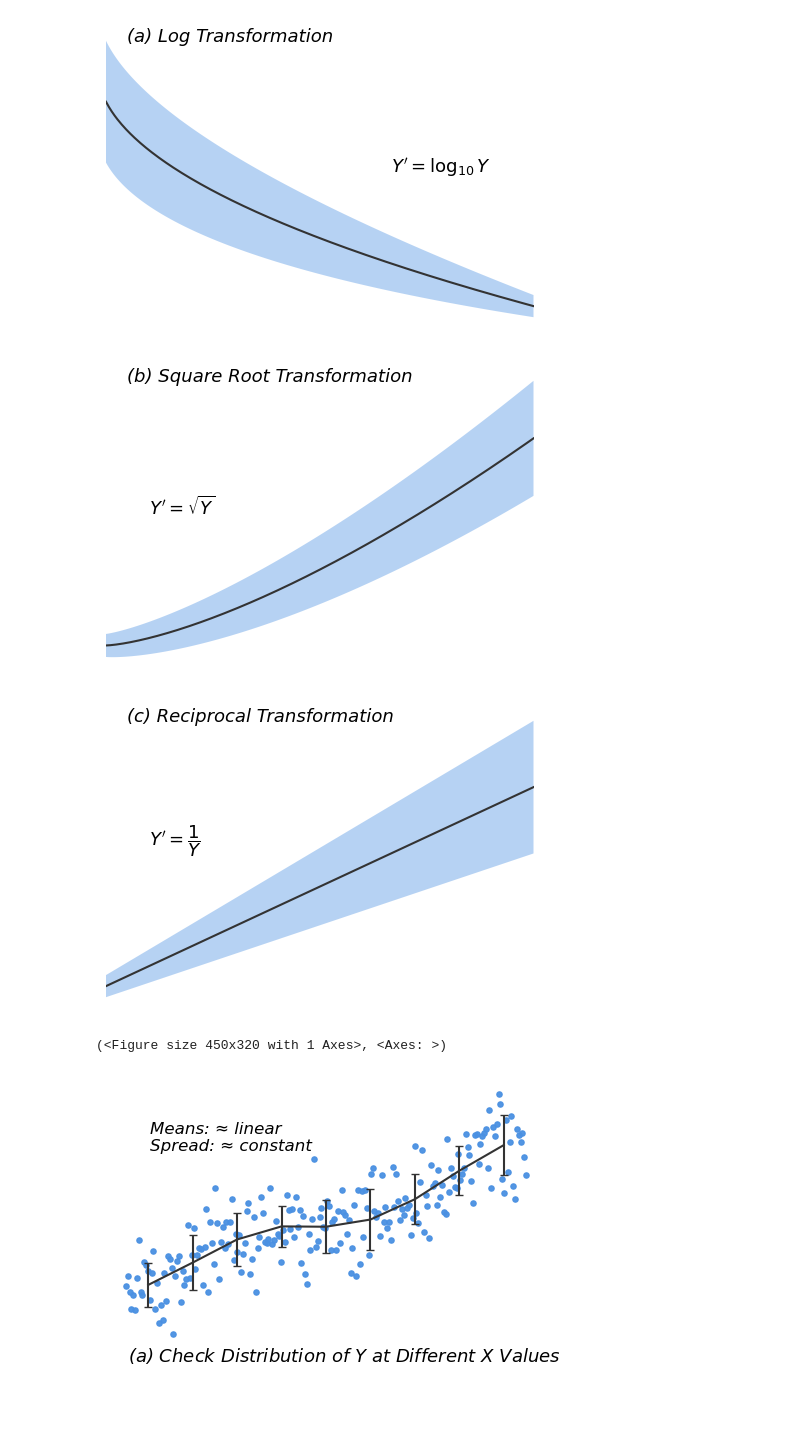
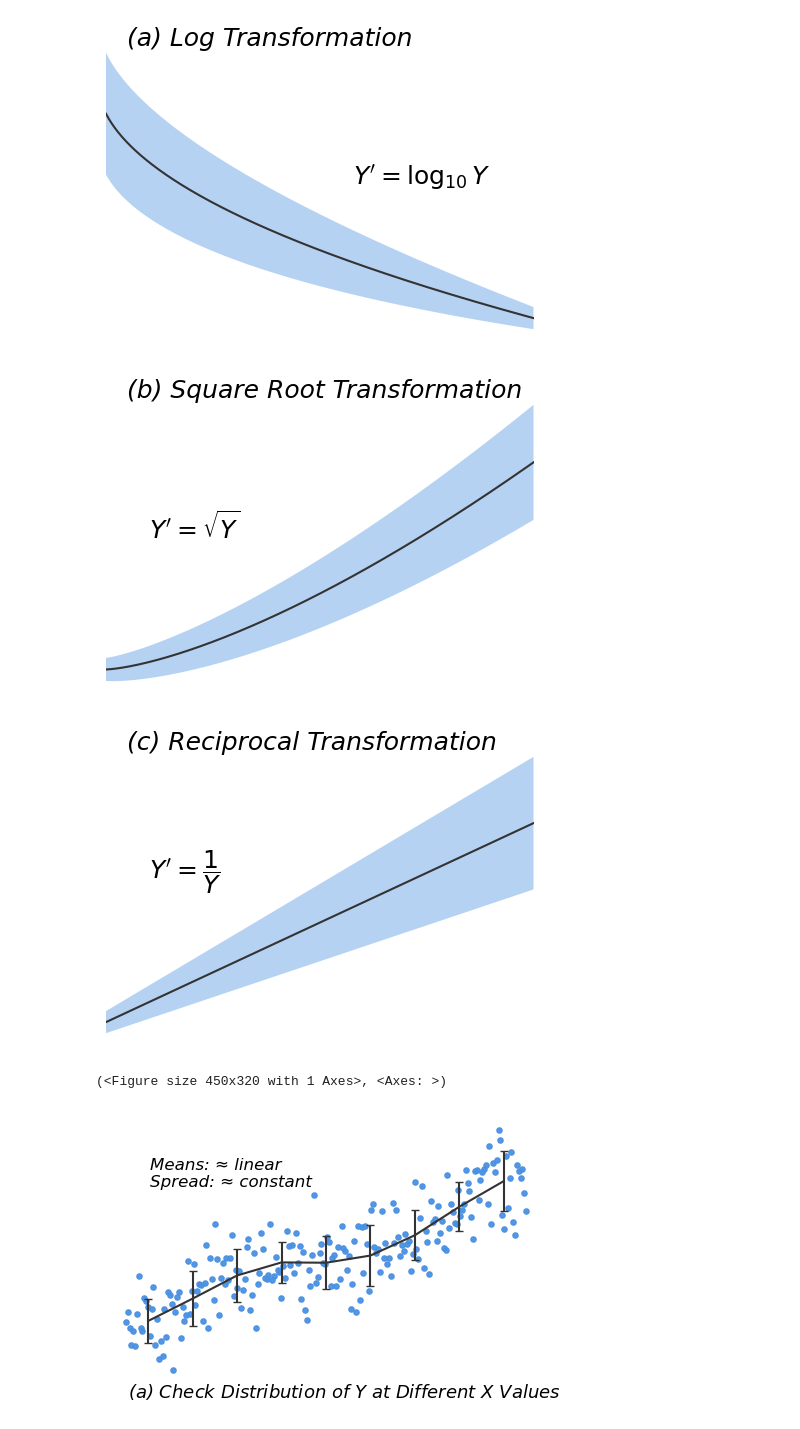
Before and after one commit to kdhenderson/stats-notes-for-ds, a Jupyter notebook: notebooks/foundation-chapter10_figs.ipynb, the cells around one changed output. Saved outputs shown, nothing was run; the diff lists cells and outputs as text; code cells hidden in the pictures.

```diff
--- a/notebooks/foundation-chapter10_figs.ipynb
+++ b/notebooks/foundation-chapter10_figs.ipynb
@@ -49,7 +49,7 @@ def draw_pattern(
     # --- Figure & Axes --------------------------------------------------------
     # Use a compact canvas. We keep add_axes to preserve the original margins.
     fig = plt.figure(figsize=(4.5, 3.2))
-    ax = fig.add_axes([0.025, 0.025, 0.95, 0.95])  # [left, bottom, width, height]
+    ax = fig.add_axes([0.025, 0.005, 0.95, 0.95])  # [left, bottom, width, height]
 
     # --- Prepare band edges ---------------------------------------------------
     w = np.asarray(width)  # allow scalar or array
@@ -81,17 +81,17 @@ def draw_pattern(
         # Right edge, vertically centered
         ax.text(
             0.9, 0.5, transform_label, transform=ax.transAxes,
-            va="bottom", ha="right", fontsize=13
+            va="bottom", ha="right", fontsize=18
         )
     else:
         # Left edge, vertically centered
         ax.text(
             0.1, 0.5, transform_label, transform=ax.transAxes,
-            va="bottom", ha="left", fontsize=13
+            va="bottom", ha="left", fontsize=18
         )
 
     # --- Title ----------------------------------------------------------------
-    ax.text(0.05, 0.95, title, transform=ax.transAxes, fontsize=13, style="italic")
+    ax.text(0.05, 0.98, title, transform=ax.transAxes, fontsize=18, style="italic")
 
     # --- Save & (optionally) show --------------------------------------------
     filename = Path(filename)
@@ -114,36 +114,36 @@ x = np.linspace(0, 1, 300)
 # Panel 1: concave-down mean, decreasing variance -> Y' = log10 Y
 y_log = 1.02 - 0.85 * np.sqrt(x + 0.02)
 w_log = 0.18 * (1 - x) + 0.04
 draw_pattern(
     x, y_log, w_log,
     r"$Y'=\log_{10} Y$",
     "(a) Log Transformation",
     "../images/fch10_YTransforms_log.png"
 )
 
 # Panel 2: convex-up mean, increasing variance -> Y' = sqrt(Y)
 y_sqrt = 0.10 + 0.90 * (x ** 1.45)
 w_sqrt = 0.05 + 0.20 * x
 draw_pattern(
     x, y_sqrt, w_sqrt,
     r"$Y'=\sqrt{Y}$",
     "(b) Square Root Transformation",
     "../images/fch10_YTransforms_sqrt.png"
 )
 
 # Panel 3: linear mean with variance proportional to mean -> Y' = 1/Y
 y_recip = 0.05 + 0.90 * x
 w_recip = 0.05 + 0.25 * x
 draw_pattern(
     x, y_recip, w_recip,
     r"$Y'=\dfrac{1}{Y}$",
     "(c) Reciprocal Transformation",
     "../images/fch10_YTransforms_reciprocal.png"
 )
 # %% [output]
-[figure, old version]
+[figure, new version]
-[figure, old version]
+[figure, new version]
-[figure, old version]
+[figure, new version]
 (<Figure size 450x320 with 1 Axes>, <Axes: >)
 # %%
 # Creates SIX separate PNGs with identical canvas size so Quarto rows align.
```
Also changed, not shown: 9 other files.
